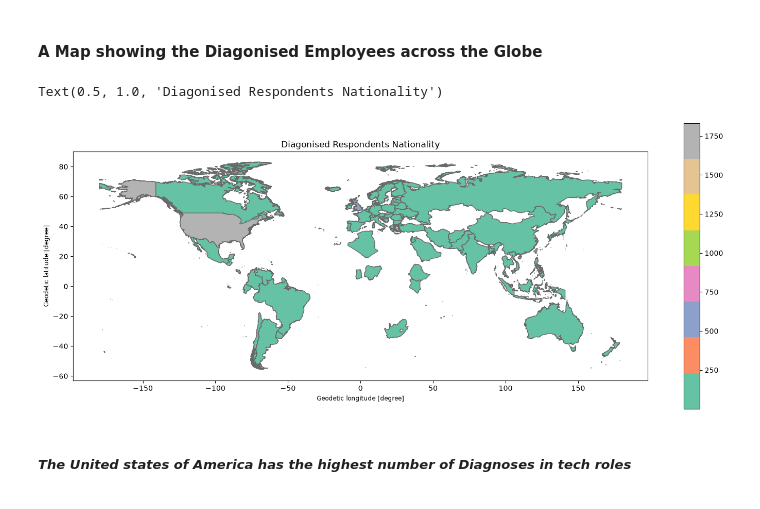
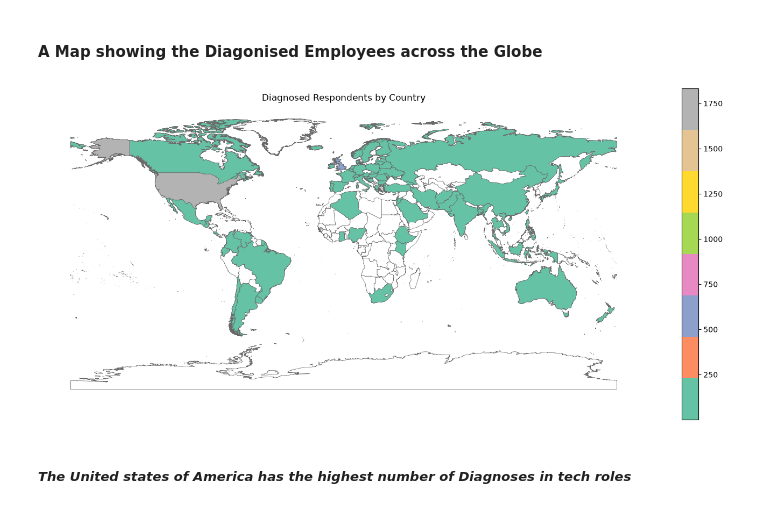
Before and after one commit to ikemprecious/mental-health-in-tech-eda, a Jupyter notebook: Mental_health_EDA.ipynb, the cells around one changed output. Saved outputs shown, nothing was run; the diff lists cells and outputs as text; code cells hidden in the pictures.

```diff
--- a/Mental_health_EDA.ipynb
+++ b/Mental_health_EDA.ipynb
@@ -439,35 +439,30 @@ merged_country = merged_country[merged_country["responders_number"].notna()]
 # %%
 world = gpd.read_file(
     "ne_10m_admin_0_countries/ne_10m_admin_0_countries.shp"
 )
 merged = world.set_index("ADMIN").join(survey.set_index("Country_of_Residence"))
-
+fig, ax = plt.subplots(figsize=(18, 8))
+world.plot(
+    ax=ax,
+    color="white",
+    edgecolor="dimgray",
+    linewidth=0.5
+)
 merged_country_plot = merged_country.plot(
-    column="responders_number", cmap="Set2",  edgecolor="dimgray",legend=True, figsize=(18, 8)
-
-)
-    missing_kwds={
-        "color": "#f0f0f0",       # Light grey fill for countries with no data
-        "edgecolor": "dimgray",   # Keeps the border consistent
-        "label": "No respondents" # Adds it to the legend if needed
-    }
-merged_country_plot = merged_country.plot(
+    ax=ax,
     column="responders_number",
     cmap="Set2",
     edgecolor="dimgray",
+    linewidth=0.5,
     legend=True,
-    figsize=(18, 8),
-    missing_kwds={
-        "color": "#f0f0f0",      # Light grey fill for countries with no data
-        "edgecolor": "dimgray",  # Keeps the border consistent
-        "label": "No respondents"  # Adds it to the legend if needed
-    }
+    figsize=(18, 8)
 )
-merged_country_plot.set_title("Diagonised Respondents Nationality")
-merged_country_plot.set_title("Diagonised Respondents Nationality")
+ax.set_title("Diagnosed Respondents by Country")
+ax.set_axis_off()
+
+plt.show()
 # %% [output]
-Text(0.5, 1.0, 'Diagonised Respondents Nationality')
-[figure, old version]
+[figure, new version]
 # %% [markdown]
 ##### *The United states of America has the highest number of Diagnoses in tech roles*
 # %% [markdown]
```
Also changed, not shown: parts of 2 cells of this notebook.
